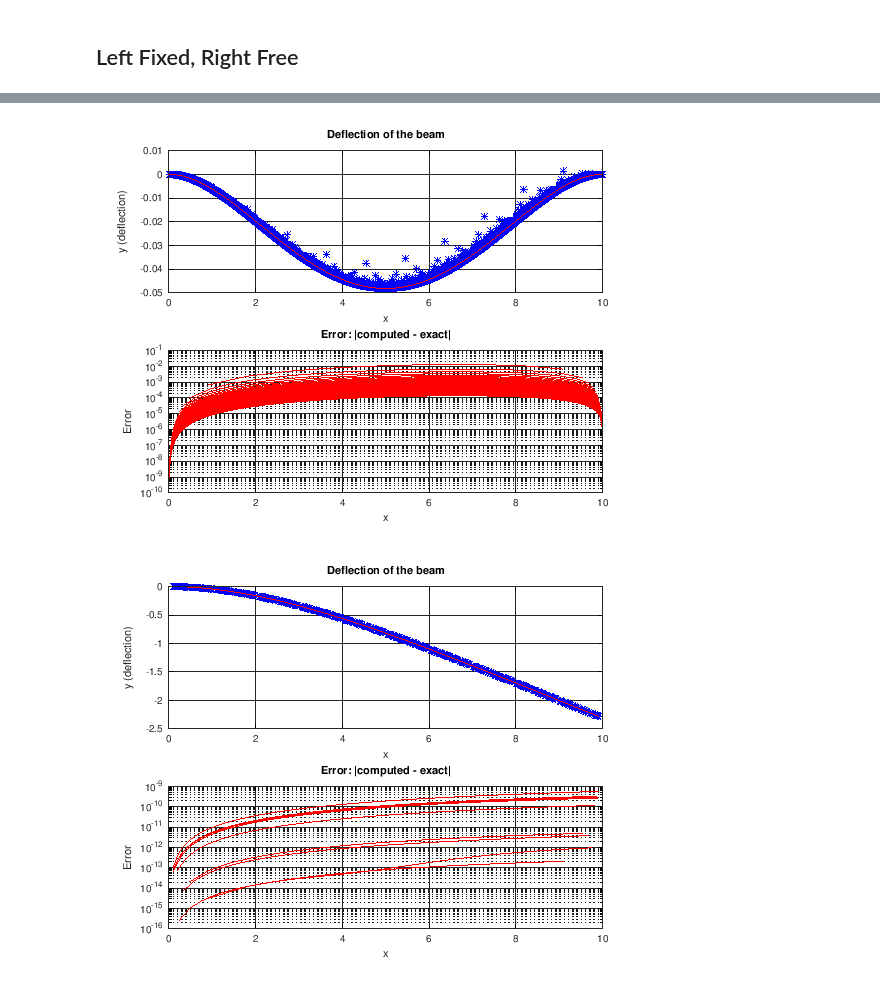
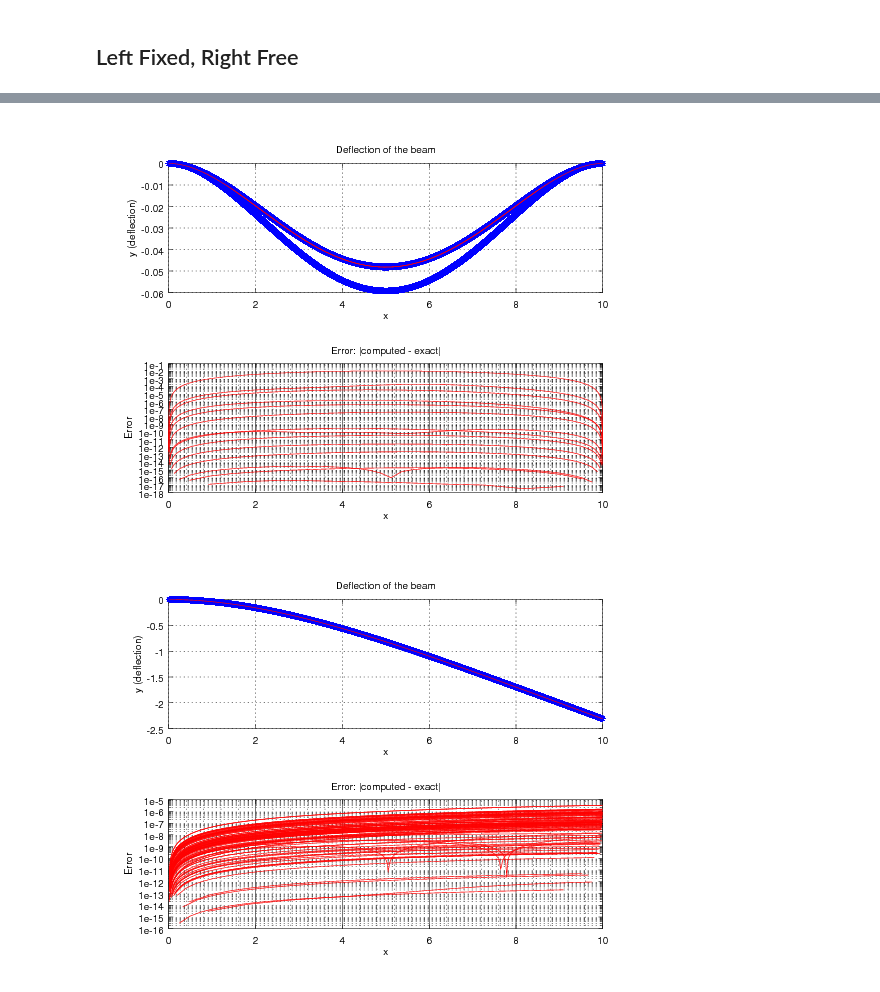
Before and after one commit to branberry/URGOResearch, a Jupyter notebook: SteelBeamSauerFirst.ipynb, the cells around one changed output, grey strips where cells are left out. Drawn from its saved outputs; the diff is of its cells as text; code cells hidden in the pictures.

```diff
--- a/SteelBeamSauerFirst.ipynb
+++ b/SteelBeamSauerFirst.ipynb
@@ -49,7 +50,7 @@ ErrMax =   1.3682e-004
 # %% [markdown]
 ## Left Fixed, Right Free
 # %%
-n = 1000; % number of subintervals on [0, L]
+n = 100; % number of subintervals on [0, L]
 h = L/(n + 1); % discretization spacing
 %N = n + 1; % number of unknowns to be solved for
 
@@ -76,7 +77,7 @@ d0(n-1) = (111/25);
 dp1(n-1) = -(43/25);
 dp2(n-2) = 1.0;
 dm1(n-1) = -(24/25);
-dm1(n-2) = (-93/25);
+dm1(n-2) = -(93/25);
 dm2(n-2) = (12/25);
 % Solve for y
 y = GaussElimPenta(dm2, dm1, d0, dp1, dp2, f);
@@ -104,57 +101,56 @@ grid on;
 
 % vector that contains error values
 ErrorsBothFixed = [];
-n = 10; % number of subintervals on [0, L]
-for i=1:100
+n = 10; % number of subintervals on [h, L - h]
+for i=1:14
     h = L/(n + 1); % discretization spacing
-    N = n; % number of unknowns to be solved for
 
     % Define the RHS of the system
-    f = -h^4/(E*I) * w * ones(N, 1);
+    f = -h^4/(E*I) * w * ones(n, 1);
 
     % Define the matrix of the system. Notation: d0 is the main diagonal;
     % dpn is "main diagonal + n" (superdiagonal n); dmn is "main diagonal - n" (subdiagonal n)
-    d0 = 6*ones(1, N);
-    dp1 = dm1 = -4*ones(1, N-1);
-    dp2 = dm2 = ones(1, N-2);
+    d0 = 6*ones(1, n);
+    dp1 = dm1 = -4*ones(1, n-1);
+    dp2 = dm2 = ones(1, n-2);
     % Fixed left end
     d0(1) = 12.0; d0(2) = 6.0;
     dp1(1) = -6.0;
     dp2(1) = (4/3);
     dm1(1) = -4.0;
     dm2(1) = 1.0;
 
     % Fixed right end
-    d0(N) = -12.0; d0(N-1) = 6.0;
-    dp1(N-1) = -4.0;
-    dp2(N-2) = 1.0;
-    dm1(N-1) = -6.0;
-    dm2(N-2) = (4/3);
+    d0(n) = 12.0; d0(n-1) = 6.0;
+    dp1(n-1) = -4.0;
+    dp2(n-2) = 1.0;
+    dm1(n-1) = -6.0;
+    dm2(n-2) = (4/3);
     % Solve for y
     y = GaussElimPenta(dm2, dm1, d0, dp1, dp2, f);
     % Plots
     x = (h:h:L-h)';
     y_exact = -b*d*rho*g/(24*E*I)*x.^2.*(L - x).^2;
     ErrorsBothFixed(i) = max(abs(y-y_exact));
-    n = n + 10;
+    n = n * 2;
 
     subplot(2,1,1);
     plot(x, y, "b*", x, y_exact, "r")
     hold on
     title('Deflection of the beam');
     xlabel('x'); ylabel('y (deflection)');
     grid on;
     subplot(2,1,2);
     semilogy(x, abs(y - y_exact), "r")
     hold on
     title('Error: |computed - exact|');
     xlabel('x'); ylabel('Error');
     grid on;
 endfor
 
 ErrorsBothFixed = ErrorsBothFixed';
 # %% [output]
-[figure, old version]
+[figure, new version]
 # %%
 
 % vector that contains error values
@@ -163,7 +159,7 @@ n = 10; % number of subintervals on [0, L]
 
 
 
-for i=1:10
+for i=1:100
     %N = n + 1; % number of unknowns to be solved for
     h = L/(n+1); % discretization spacing
 
@@ -217,7 +213,7 @@ for i=1:10
 endfor
 ErrorsLeftFixedRightFree = ErrorsLeftFixedRightFree';
 # %% [output]
-[figure, old version]
+[figure, new version]
 # %%
 
 % vector that contains error values
```
Also changed, not shown: parts of 16 cells of this notebook, 3 other files.
